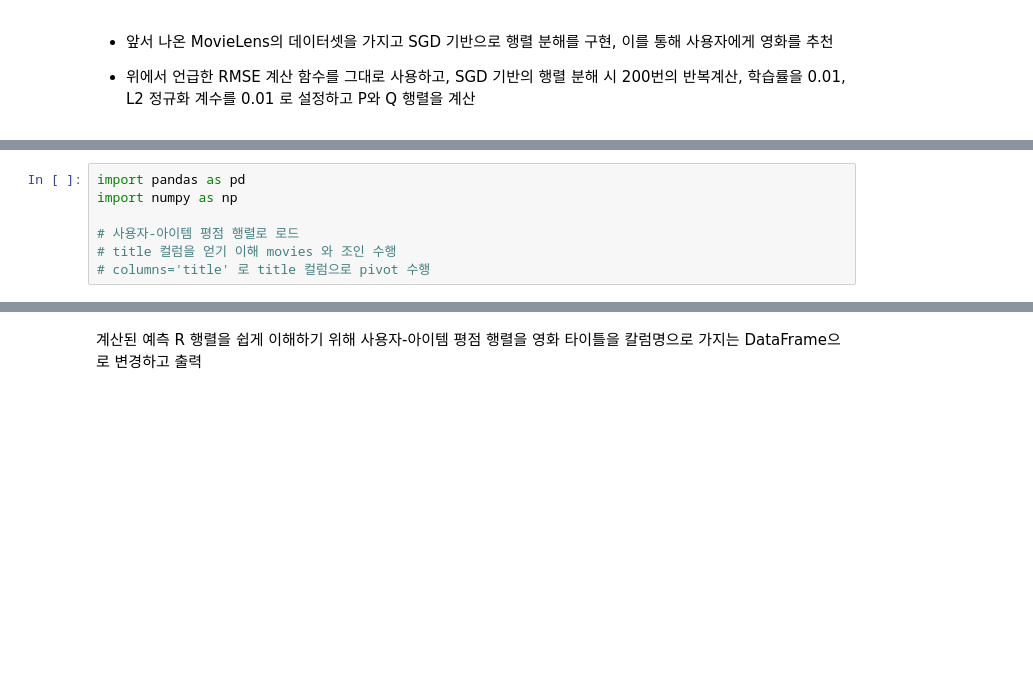
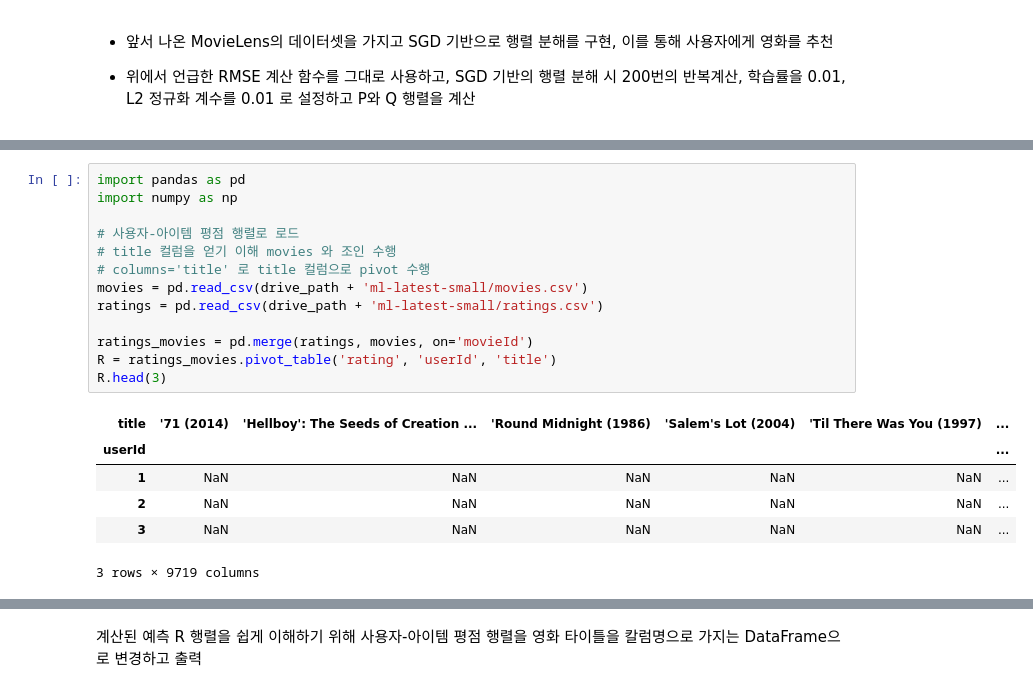
Before and after one commit to soohyoen/artificial-intelligence, a Jupyter notebook: ml_19_추천시스템_ipynb의_사본.ipynb, the cells around one changed output, grey strips where cells are left out. Saved outputs shown, nothing was run; the diff lists cells and outputs as text; blank space fills up the shorter version.

```diff
--- a/ml_19_추천시스템_ipynb의_사본.ipynb
+++ b/ml_19_추천시스템_ipynb의_사본.ipynb
@@ -819,7 +940,20 @@ def matrix_factorization(R, K, steps=200, learning_rate=0.01, r_lambda = 0.01):
 # %%
 import pandas as pd
 import numpy as np
 
 # 사용자-아이템 평점 행렬로 로드
 # title 컬럼을 얻기 이해 movies 와 조인 수행
 # columns='title' 로 title 컬럼으로 pivot 수행
+movies = pd.read_csv(drive_path + 'ml-latest-small/movies.csv')
+ratings = pd.read_csv(drive_path + 'ml-latest-small/ratings.csv')
+
+ratings_movies = pd.merge(ratings, movies, on='movieId')
+R = ratings_movies.pivot_table('rating', 'userId', 'title')
+R.head(3)
+# %% [output]
+| title | '71 (2014) | 'Hellboy': The Seeds of Creation ... | 'Round Midnight (1986) | 'Salem's Lot (2004) | 'Til There Was You (1997) | ... |
+| userId |  |  |  |  |  | ... |
+| 1 | NaN | NaN | NaN | NaN | NaN | ... |
+| 2 | NaN | NaN | NaN | NaN | NaN | ... |
+| 3 | NaN | NaN | NaN | NaN | NaN | ... |
+3 rows × 9719 columns
```
Also changed, not shown: parts of 18 cells of this notebook.
